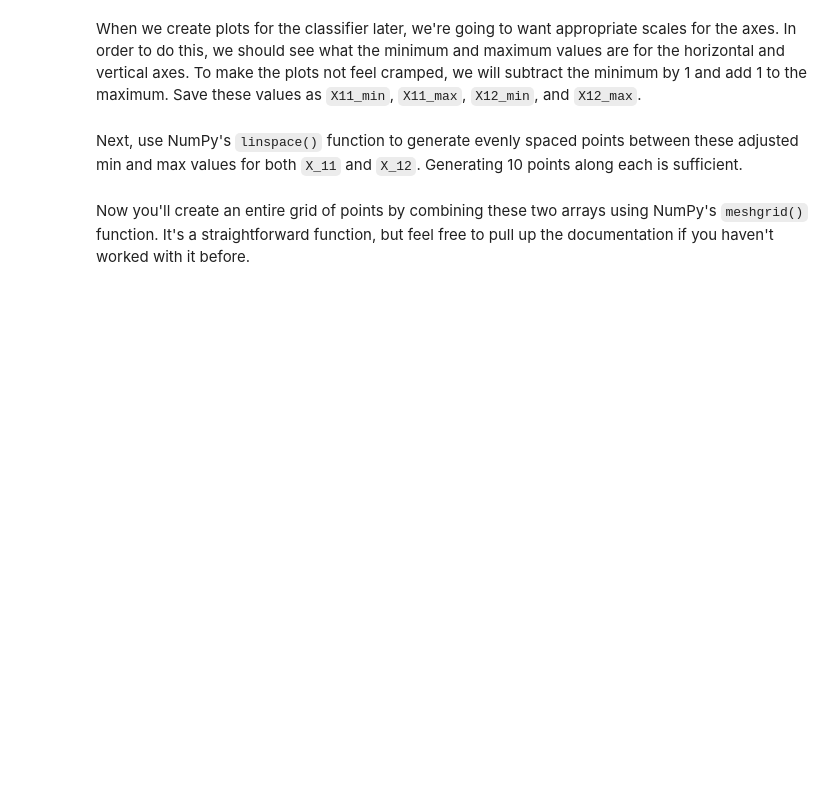
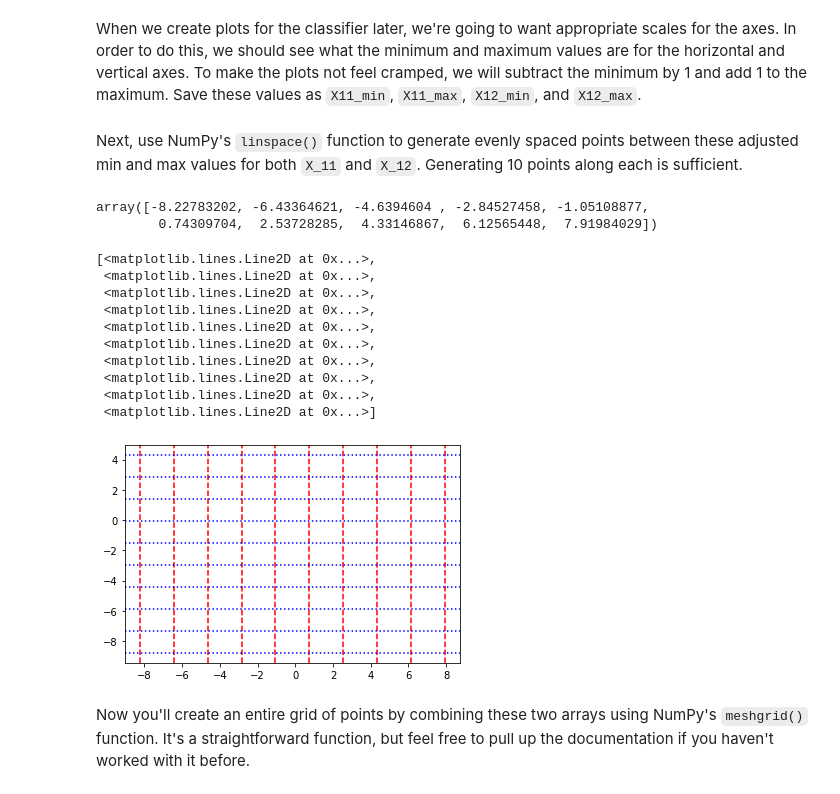
Before and after one commit to jirvingphd/fsds_pt_100719_cohort_notes, a Jupyter notebook: labs_from_class/sect_31_SVMs/svm_sklearn_lab_SG.ipynb, the cells around one changed output. Saved outputs shown, nothing was run; the diff lists cells and outputs as text; code cells hidden in the pictures; blank space fills up the shorter version.

```diff
--- a/labs_from_class/sect_31_SVMs/svm_sklearn_lab_SG.ipynb
+++ b/labs_from_class/sect_31_SVMs/svm_sklearn_lab_SG.ipynb
@@ -71,0 +94,5 @@ Now it's time to fit a simple linear support vector machine model on this data.
+# %%
+# Your code here
+from sklearn.svm import SVC
+clf = SVC(kernel='linear')
+clf.fit(X_1,y_1)
@@ -81,15 +113,37 @@ X_12 = None
+# %%
+X_11 = X_1[:,0]
+X_12 = X_1[:,1]
 # %% [markdown]
 When we create plots for the classifier later, we're going to want appropriate scales for the axes. In order to do this, we should see what the minimum and maximum values are for the horizontal and vertical axes. To make the plots not feel cramped, we will subtract the minimum by 1 and add 1 to the maximum. Save these values as `X11_min`, `X11_max`, `X12_min`, and `X12_max`.
 # %%
 # Limits for the axes
-X11_min, X11_max = None
-X12_min, X12_max = None
+X11_min, X11_max = X_11.min()-1 , X_11.max()+1
+X12_min, X12_max = X_12.min()-1 , X_12.max()+1
 # %% [markdown]
 Next, use NumPy's `linspace()` function to generate evenly spaced points between these adjusted min and max values for both `X_11` and `X_12`. Generating 10 points along each is sufficient.
 # %%
 # Your code here
-x11_coord = None
-x12_coord = None
+x11_coord = np.linspace(X11_min,X11_max,10)
+x12_coord = np.linspace(X12_min,X12_max,10)
+x11_coord
+# %% [output]
+array([-8.22783202, -6.43364621, -4.6394604 , -2.84527458, -1.05108877,
+        0.74309704,  2.53728285,  4.33146867,  6.12565448,  7.91984029])
+# %%
+[plt.axvline(i, color='red',ls='--') for i in x11_coord]
+[plt.axhline(i, color='blue',ls=':') for i in x12_coord]
+# %% [output]
+[<matplotlib.lines.Line2D at 0x...>,
+ <matplotlib.lines.Line2D at 0x...>,
+ <matplotlib.lines.Line2D at 0x...>,
+ <matplotlib.lines.Line2D at 0x...>,
+ <matplotlib.lines.Line2D at 0x...>,
+ <matplotlib.lines.Line2D at 0x...>,
+ <matplotlib.lines.Line2D at 0x...>,
+ <matplotlib.lines.Line2D at 0x...>,
+ <matplotlib.lines.Line2D at 0x...>,
+ <matplotlib.lines.Line2D at 0x...>]
+[figure, added]
 # %% [markdown]
 Now you'll create an entire grid of points by combining these two arrays using NumPy's `meshgrid()` function. It's a straightforward function, but feel free to pull up the documentation if you haven't worked with it before.
 # %%
```
Also changed, not shown: parts of 35 cells of this notebook, 3 other files.
